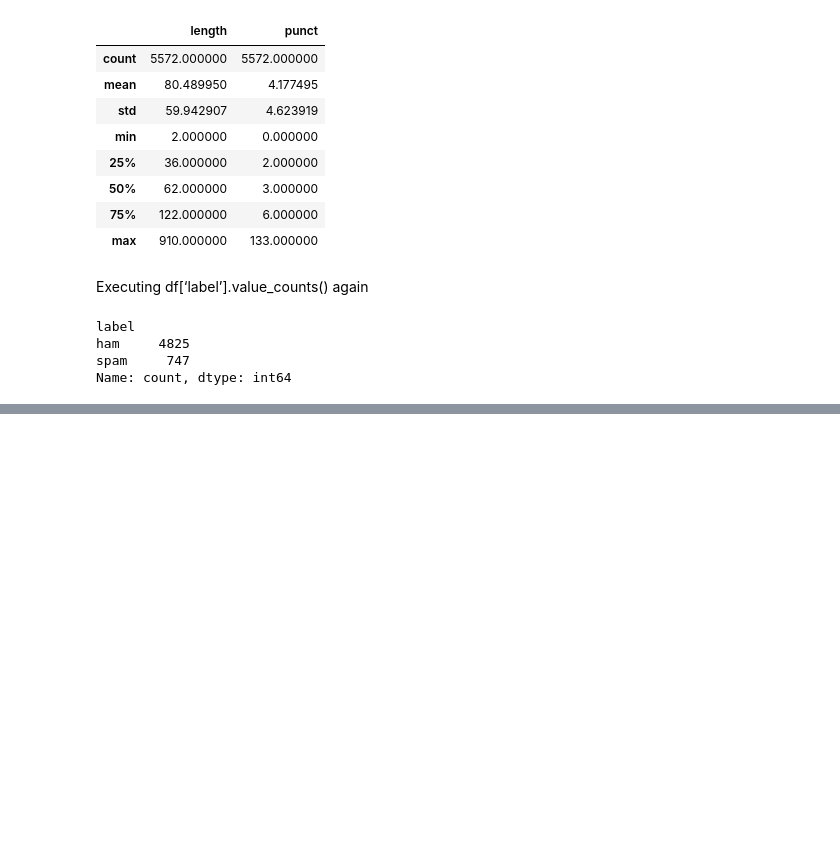
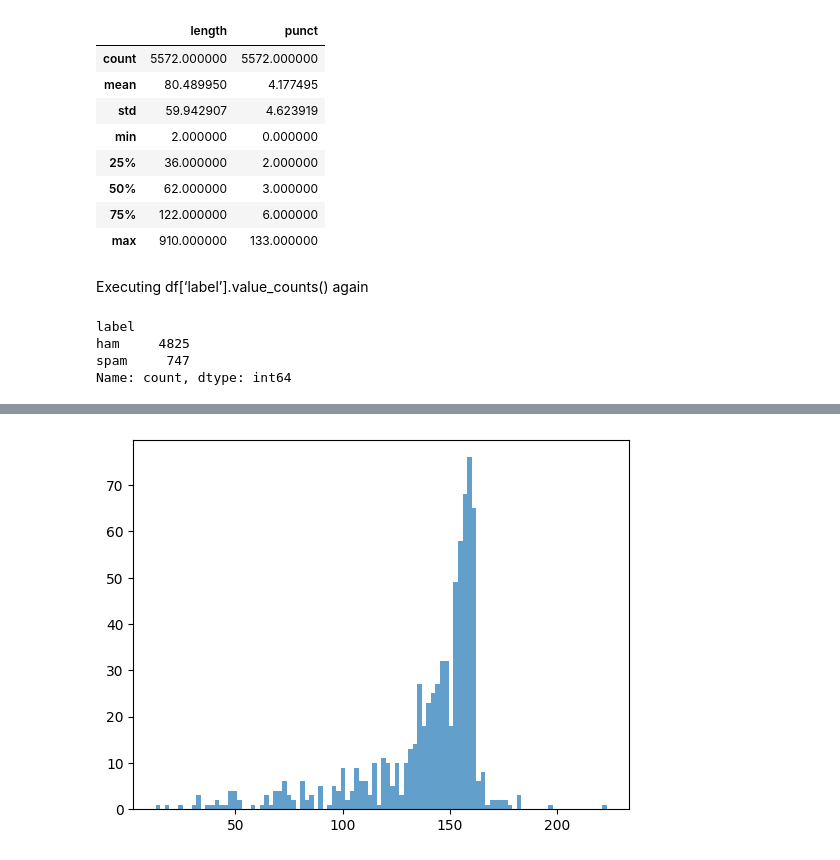
Before and after one commit to carlosyabreu/spam-machine-learning, a Jupyter notebook: SpamML.ipynb, the cells around one changed output, grey strips where cells are left out. Cells and saved outputs as stored; diff of their text form; code cells hidden in the pictures; blank space fills up the shorter version.

```diff
--- a/SpamML.ipynb
+++ b/SpamML.ipynb
@@ -131,0 +247,5 @@ Name: count, dtype: int64
+# %%
+plt.hist(data[data['label'] == 'spam']['length'], bins=100, alpha=0.7)
+plt.show()
+# %% [output]
+[figure, added]
```
Also changed, not shown: parts of 17 cells of this notebook.
